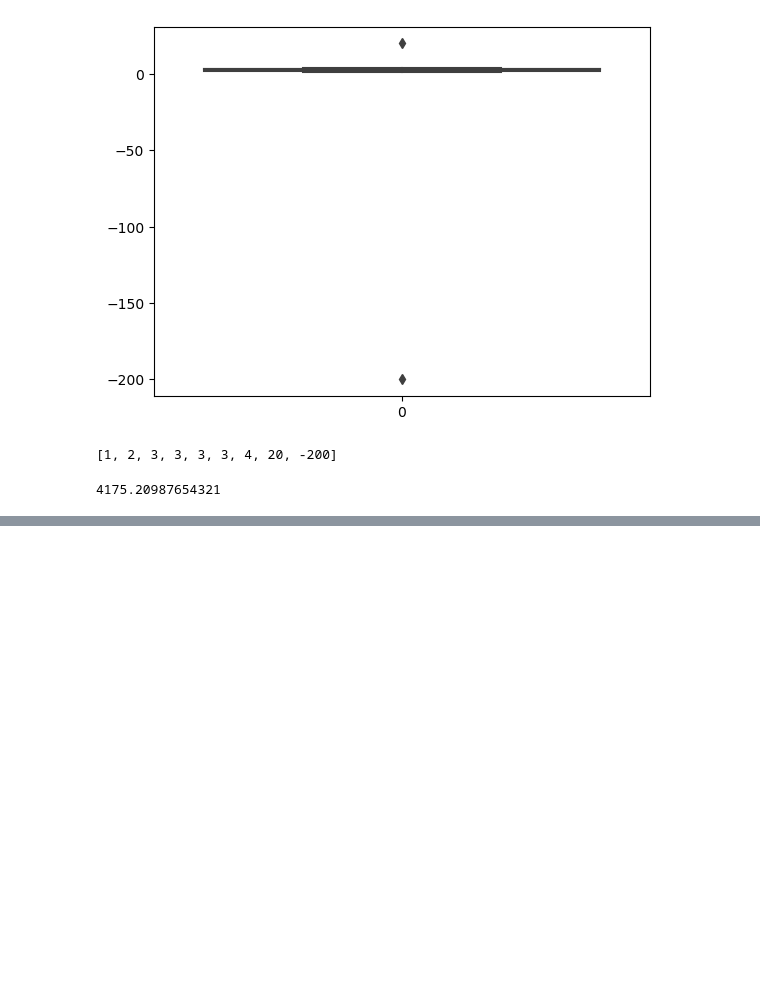
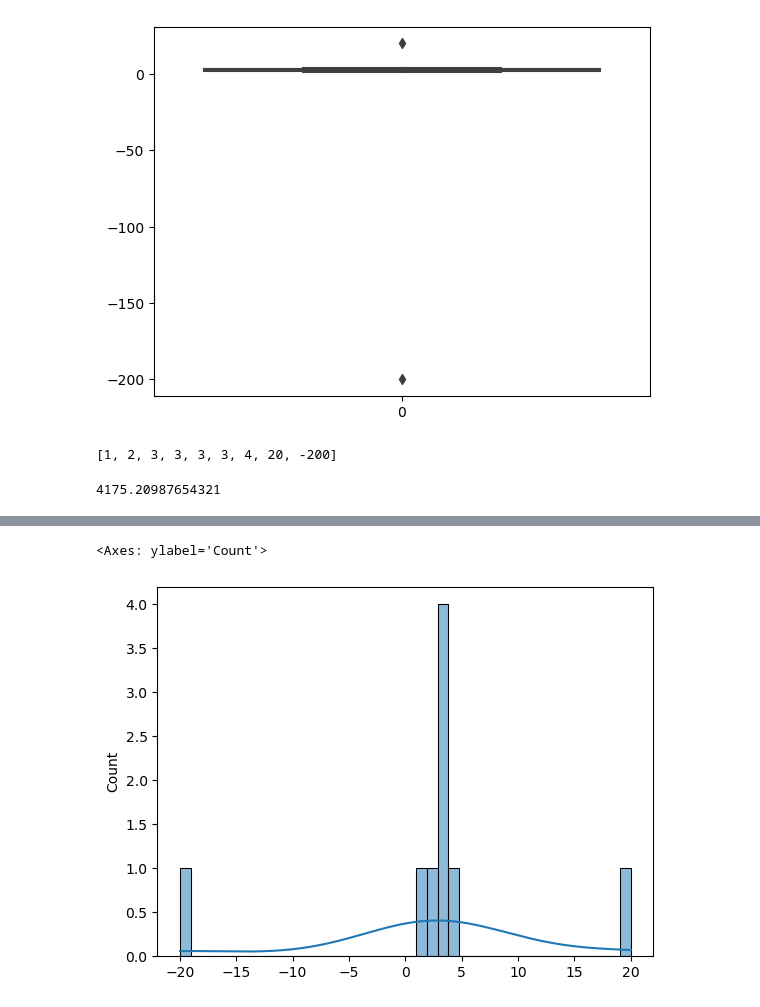
Before and after one commit to Kusu5Dec/statistics, a Jupyter notebook: statistics_implementation-2.ipynb, the cells around one changed output, grey strips where cells are left out. Cells and saved outputs as stored; diff of their text form; code cells hidden in the pictures; blank space fills up the shorter version.

```diff
--- a/statistics_implementation-2.ipynb
+++ b/statistics_implementation-2.ipynb
@@ -140,0 +247,5 @@ np.var(data)
+# %%
+sns.histplot(data,kde=True)
+# %% [output]
+<Axes: ylabel='Count'>
+[figure, added]
```
Also changed, not shown: parts of 101 cells of this notebook.
